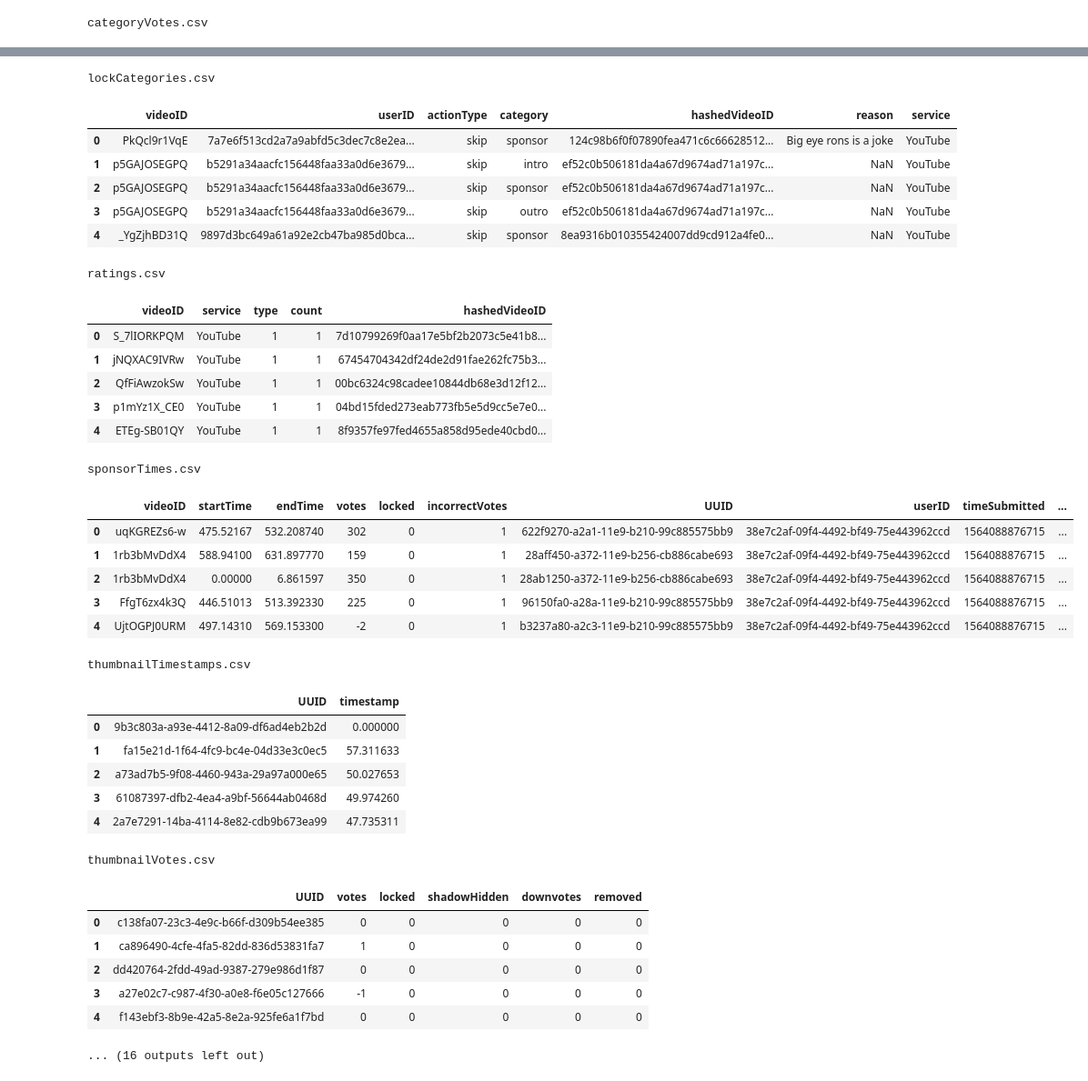
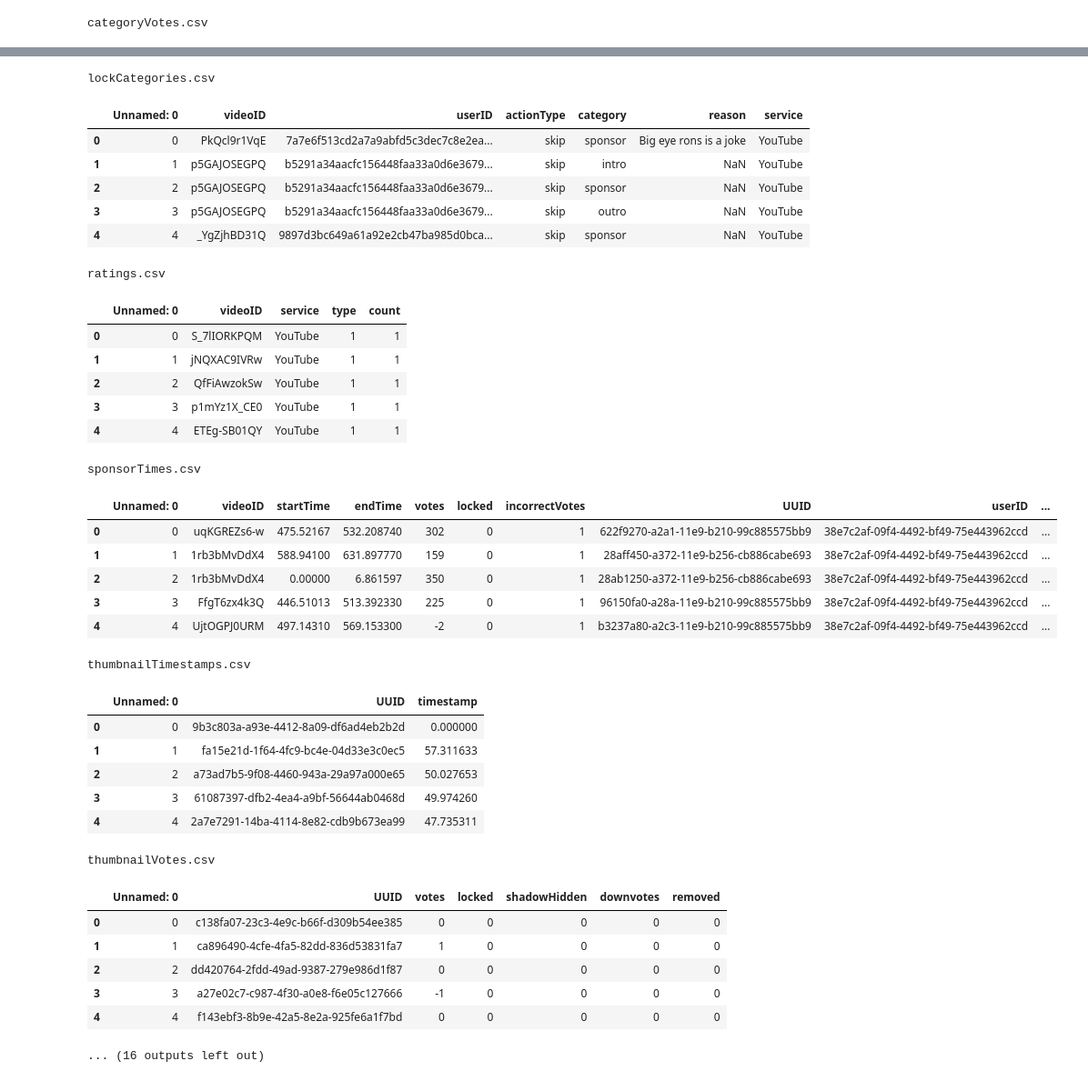
Before and after one commit to t-makaro/503-Project, a Jupyter notebook: src/data_download.ipynb, the cells around one changed output, grey strips where cells are left out. Shown: that part at 91% size. Cells and saved outputs as stored; diff of their text form; code cells hidden in the pictures.

```diff
--- a/src/data_download.ipynb
+++ b/src/data_download.ipynb
@@ -28,9 +28,10 @@ if download:
         df.to_csv(data_folder+name)
 # %%
 #name = mirror_files[0]
+unwanted_cols = ['Unmaed: 0 ', 'id', 'hashedVideoID']
 for name in mirror_files:
     print(name)
-    df = pd.read_csv(data_folder+name, usecols=lambda col: col != "Unnamed: 0" and col != "id")
+    df = pd.read_csv(data_folder+name, usecols=lambda col: col not in unwanted_cols)
     display(df.head())
 # %% [output]
 categoryVotes.csv
@@ -43,36 +44,36 @@ categoryVotes.csv
 lockCategories.csv
-|  | videoID | userID | actionType | category | hashedVideoID | reason | service |
-| 0 | PkQcl9r1VqE | 7a7e6f513cd2a7a9abfd5c3dec7c8e2ea... | skip | sponsor | 124c98b6f0f07890fea471c6c66628512... | Big eye rons is a joke | YouTube |
-| 1 | p5GAJOSEGPQ | b5291a34aacfc156448faa33a0d6e3679... | skip | intro | ef52c0b506181da4a67d9674ad71a197c... | NaN | YouTube |
-| 2 | p5GAJOSEGPQ | b5291a34aacfc156448faa33a0d6e3679... | skip | sponsor | ef52c0b506181da4a67d9674ad71a197c... | NaN | YouTube |
-| 3 | p5GAJOSEGPQ | b5291a34aacfc156448faa33a0d6e3679... | skip | outro | ef52c0b506181da4a67d9674ad71a197c... | NaN | YouTube |
-| 4 | _YgZjhBD31Q | 9897d3bc649a61a92e2cb47ba985d0bca... | skip | sponsor | 8ea9316b010355424007dd9cd912a4fe0... | NaN | YouTube |
+|  | Unnamed: 0 | videoID | userID | actionType | category | reason | service |
+| 0 | 0 | PkQcl9r1VqE | 7a7e6f513cd2a7a9abfd5c3dec7c8e2ea... | skip | sponsor | Big eye rons is a joke | YouTube |
+| 1 | 1 | p5GAJOSEGPQ | b5291a34aacfc156448faa33a0d6e3679... | skip | intro | NaN | YouTube |
+| 2 | 2 | p5GAJOSEGPQ | b5291a34aacfc156448faa33a0d6e3679... | skip | sponsor | NaN | YouTube |
+| 3 | 3 | p5GAJOSEGPQ | b5291a34aacfc156448faa33a0d6e3679... | skip | outro | NaN | YouTube |
+| 4 | 4 | _YgZjhBD31Q | 9897d3bc649a61a92e2cb47ba985d0bca... | skip | sponsor | NaN | YouTube |
 ratings.csv
-|  | videoID | service | type | count | hashedVideoID |
-| 0 | S_7lIORKPQM | YouTube | 1 | 1 | 7d10799269f0aa17e5bf2b2073c5e41b8... |
-| 1 | jNQXAC9IVRw | YouTube | 1 | 1 | 67454704342df24de2d91fae262fc75b3... |
-| 2 | QfFiAwzokSw | YouTube | 1 | 1 | 00bc6324c98cadee10844db68e3d12f12... |
-| 3 | p1mYz1X_CE0 | YouTube | 1 | 1 | 04bd15fded273eab773fb5e5d9cc5e7e0... |
-| 4 | ETEg-SB01QY | YouTube | 1 | 1 | 8f9357fe97fed4655a858d95ede40cbd0... |
+|  | Unnamed: 0 | videoID | service | type | count |
+| 0 | 0 | S_7lIORKPQM | YouTube | 1 | 1 |
+| 1 | 1 | jNQXAC9IVRw | YouTube | 1 | 1 |
+| 2 | 2 | QfFiAwzokSw | YouTube | 1 | 1 |
+| 3 | 3 | p1mYz1X_CE0 | YouTube | 1 | 1 |
+| 4 | 4 | ETEg-SB01QY | YouTube | 1 | 1 |
 sponsorTimes.csv
-|  | videoID | startTime | endTime | votes | locked | incorrectVotes | UUID | userID | timeSubmitted | ... |
-| 0 | uqKGREZs6-w | 475.52167 | 532.208740 | 302 | 0 | 1 | 622f9270-a2a1-11e9-b210-99c885575bb9 | 38e7c2af-09f4-4492-bf49-75e443962ccd | 1564088876715 | ... |
-| 1 | 1rb3bMvDdX4 | 588.94100 | 631.897770 | 159 | 0 | 1 | 28aff450-a372-11e9-b256-cb886cabe693 | 38e7c2af-09f4-4492-bf49-75e443962ccd | 1564088876715 | ... |
-| 2 | 1rb3bMvDdX4 | 0.00000 | 6.861597 | 350 | 0 | 1 | 28ab1250-a372-11e9-b256-cb886cabe693 | 38e7c2af-09f4-4492-bf49-75e443962ccd | 1564088876715 | ... |
-| 3 | FfgT6zx4k3Q | 446.51013 | 513.392330 | 225 | 0 | 1 | 96150fa0-a28a-11e9-b210-99c885575bb9 | 38e7c2af-09f4-4492-bf49-75e443962ccd | 1564088876715 | ... |
-| 4 | UjtOGPJ0URM | 497.14310 | 569.153300 | -2 | 0 | 1 | b3237a80-a2c3-11e9-b210-99c885575bb9 | 38e7c2af-09f4-4492-bf49-75e443962ccd | 1564088876715 | ... |
+|  | Unnamed: 0 | videoID | startTime | endTime | votes | locked | incorrectVotes | UUID | userID | ... |
+| 0 | 0 | uqKGREZs6-w | 475.52167 | 532.208740 | 302 | 0 | 1 | 622f9270-a2a1-11e9-b210-99c885575bb9 | 38e7c2af-09f4-4492-bf49-75e443962ccd | ... |
+| 1 | 1 | 1rb3bMvDdX4 | 588.94100 | 631.897770 | 159 | 0 | 1 | 28aff450-a372-11e9-b256-cb886cabe693 | 38e7c2af-09f4-4492-bf49-75e443962ccd | ... |
+| 2 | 2 | 1rb3bMvDdX4 | 0.00000 | 6.861597 | 350 | 0 | 1 | 28ab1250-a372-11e9-b256-cb886cabe693 | 38e7c2af-09f4-4492-bf49-75e443962ccd | ... |
+| 3 | 3 | FfgT6zx4k3Q | 446.51013 | 513.392330 | 225 | 0 | 1 | 96150fa0-a28a-11e9-b210-99c885575bb9 | 38e7c2af-09f4-4492-bf49-75e443962ccd | ... |
+| 4 | 4 | UjtOGPJ0URM | 497.14310 | 569.153300 | -2 | 0 | 1 | b3237a80-a2c3-11e9-b210-99c885575bb9 | 38e7c2af-09f4-4492-bf49-75e443962ccd | ... |
 thumbnailTimestamps.csv
-|  | UUID | timestamp |
-| 0 | 9b3c803a-a93e-4412-8a09-df6ad4eb2b2d | 0.000000 |
-| 1 | fa15e21d-1f64-4fc9-bc4e-04d33e3c0ec5 | 57.311633 |
-| 2 | a73ad7b5-9f08-4460-943a-29a97a000e65 | 50.027653 |
-| 3 | 61087397-dfb2-4ea4-a9bf-56644ab0468d | 49.974260 |
-| 4 | 2a7e7291-14ba-4114-8e82-cdb9b673ea99 | 47.735311 |
+|  | Unnamed: 0 | UUID | timestamp |
+| 0 | 0 | 9b3c803a-a93e-4412-8a09-df6ad4eb2b2d | 0.000000 |
+| 1 | 1 | fa15e21d-1f64-4fc9-bc4e-04d33e3c0ec5 | 57.311633 |
+| 2 | 2 | a73ad7b5-9f08-4460-943a-29a97a000e65 | 50.027653 |
+| 3 | 3 | 61087397-dfb2-4ea4-a9bf-56644ab0468d | 49.974260 |
+| 4 | 4 | 2a7e7291-14ba-4114-8e82-cdb9b673ea99 | 47.735311 |
 thumbnailVotes.csv
-|  | UUID | votes | locked | shadowHidden | downvotes | removed |
-| 0 | c138fa07-23c3-4e9c-b66f-d309b54ee385 | 0 | 0 | 0 | 0 | 0 |
-| 1 | ca896490-4cfe-4fa5-82dd-836d53831fa7 | 1 | 0 | 0 | 0 | 0 |
-| 2 | dd420764-2fdd-49ad-9387-279e986d1f87 | 0 | 0 | 0 | 0 | 0 |
-| 3 | a27e02c7-c987-4f30-a0e8-f6e05c127666 | -1 | 0 | 0 | 0 | 0 |
-| 4 | f143ebf3-8b9e-42a5-8e2a-925fe6a1f7bd | 0 | 0 | 0 | 0 | 0 |
+|  | Unnamed: 0 | UUID | votes | locked | shadowHidden | downvotes | removed |
+| 0 | 0 | c138fa07-23c3-4e9c-b66f-d309b54ee385 | 0 | 0 | 0 | 0 | 0 |
+| 1 | 1 | ca896490-4cfe-4fa5-82dd-836d53831fa7 | 1 | 0 | 0 | 0 | 0 |
+| 2 | 2 | dd420764-2fdd-49ad-9387-279e986d1f87 | 0 | 0 | 0 | 0 | 0 |
+| 3 | 3 | a27e02c7-c987-4f30-a0e8-f6e05c127666 | -1 | 0 | 0 | 0 | 0 |
+| 4 | 4 | f143ebf3-8b9e-42a5-8e2a-925fe6a1f7bd | 0 | 0 | 0 | 0 | 0 |
 ... (16 outputs left out)
```
Also changed, not shown: parts of 1 cell of this notebook.
